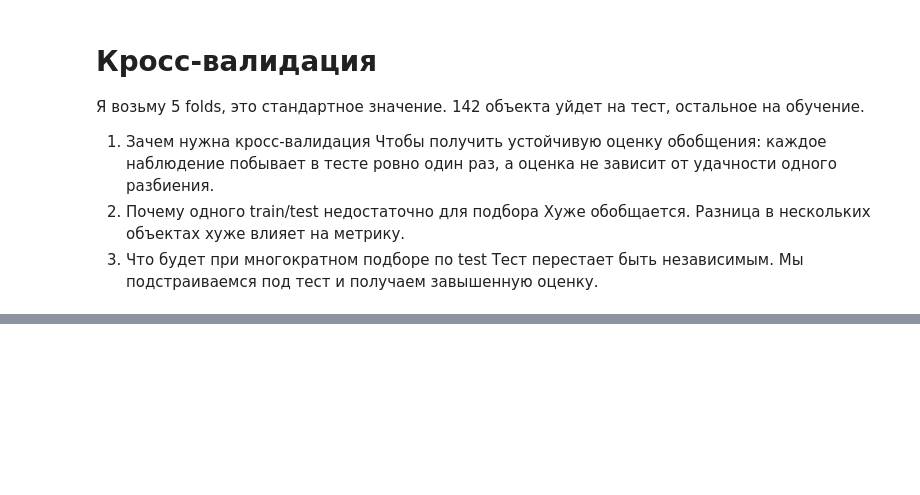
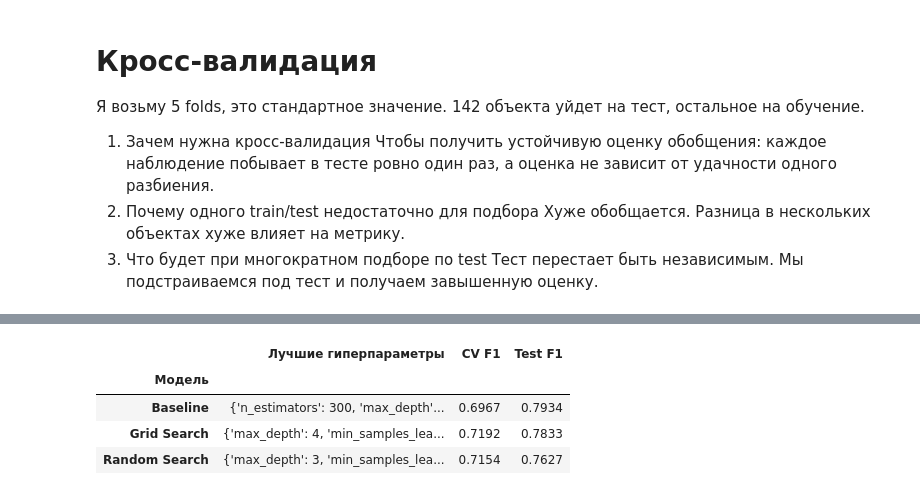
Before and after one commit to Megakret/ml_course_mai, a Jupyter notebook: hyperparameters/lab3.ipynb, the cells around one changed output, grey strips where cells are left out. Drawn from its saved outputs; the diff is of its cells as text; code cells hidden in the pictures; blank space fills up the shorter version.

```diff
--- a/hyperparameters/lab3.ipynb
+++ b/hyperparameters/lab3.ipynb
@@ -192,0 +326,37 @@ TypeError: int() argument must be a string, a bytes-like object or a real number
+# %%
+from sklearn.metrics import f1_score
+
+# baseline обучаем на всем train: кросс-валидация выше использовала клоны модели
+baseline.fit(X_train, y_train)
+
+models = {
+    "Baseline": (baseline, BASELINE_PARAMS, F1_BASELINE),
+    "Grid Search": (
+        grid_search.best_estimator_,
+        {k.replace("tree__", ""): v for k, v in grid_search.best_params_.items()},
+        grid_search.best_score_,
+    ),
+    "Random Search": (
+        random_search.best_estimator_,
+        {k.replace("tree__", ""): v for k, v in random_search.best_params_.items()},
+        random_search.best_score_,
+    ),
+}
+
+comparison = pd.DataFrame([
+    {
+        "Модель": name,
+        "Лучшие гиперпараметры": params,
+        "CV F1": cv_score,
+        "Test F1": f1_score(y_test, model.predict(X_test)),
+    }
+    for name, (model, params, cv_score) in models.items()
+]).set_index("Модель")
+
+comparison.round(4)
+# %% [output]
+|  | Лучшие гиперпараметры | CV F1 | Test F1 |
+| Модель |  |  |  |
+| Baseline | {'n_estimators': 300, 'max_depth'... | 0.6967 | 0.7934 |
+| Grid Search | {'max_depth': 4, 'min_samples_lea... | 0.7192 | 0.7833 |
+| Random Search | {'max_depth': 3, 'min_samples_lea... | 0.7154 | 0.7627 |
```
Also changed, not shown: parts of 16 cells of this notebook, 4 other files.
